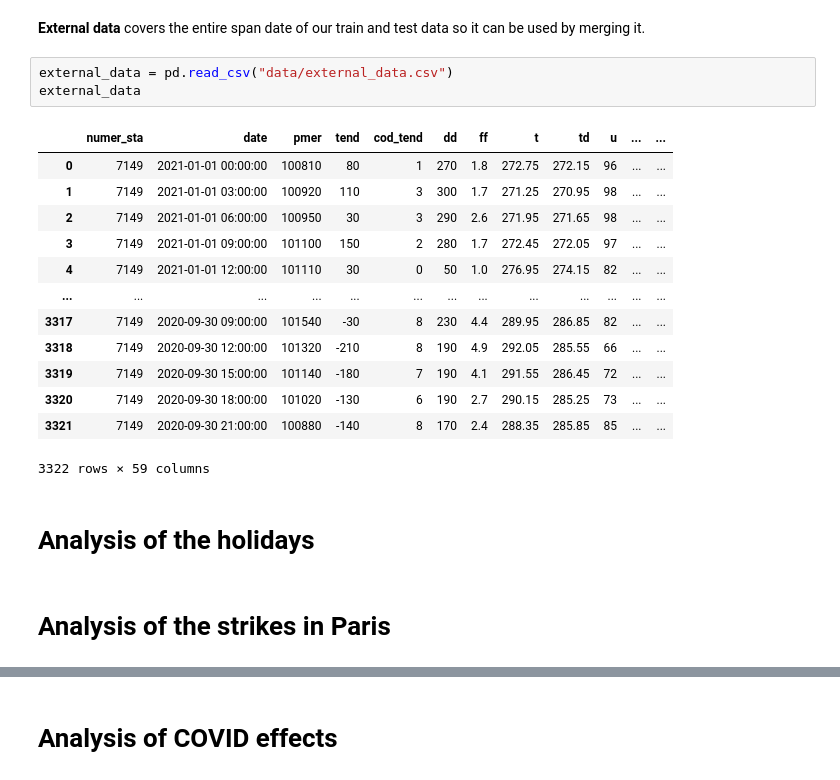
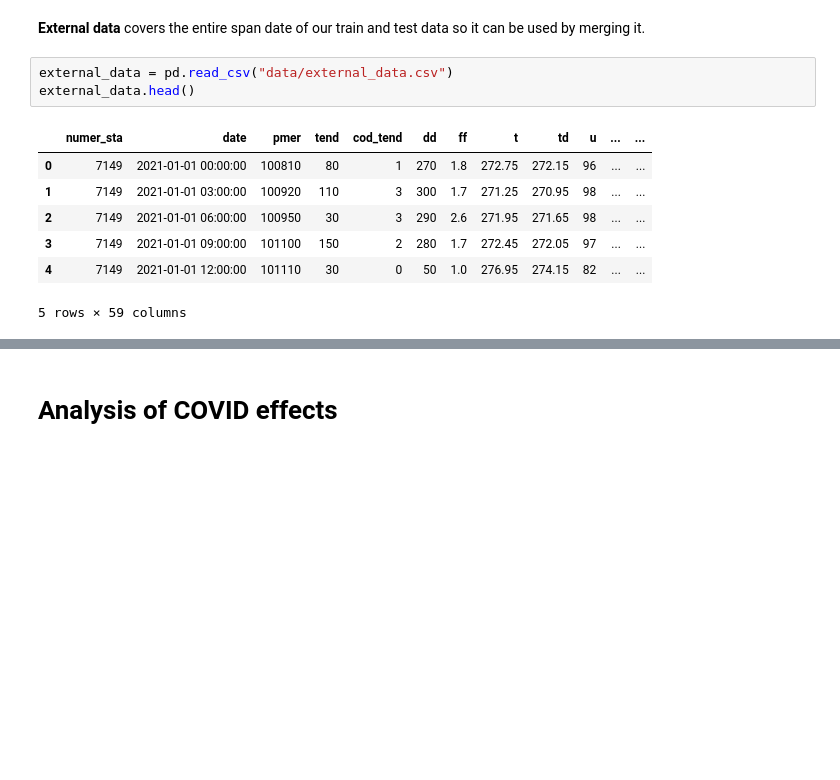
Before and after one commit to ThomasBrdes/bike-count-DSB, a Jupyter notebook: Data_exploration.ipynb, the cells around one changed output, grey strips where cells are left out. Drawn from its saved outputs; the diff is of its cells as text; blank space fills up the shorter version.

```diff
--- a/Data_exploration.ipynb
+++ b/Data_exploration.ipynb
@@ -30,22 +114,12 @@ import problem
 **External data** covers the entire span date of our train and test data so it can be used by merging it.
 # %%
 external_data = pd.read_csv("data/external_data.csv")
-external_data
+external_data.head()
 # %% [output]
 |  | numer_sta | date | pmer | tend | cod_tend | dd | ff | t | td | u | ... | ... |
 | 0 | 7149 | 2021-01-01 00:00:00 | 100810 | 80 | 1 | 270 | 1.8 | 272.75 | 272.15 | 96 | ... | ... |
 | 1 | 7149 | 2021-01-01 03:00:00 | 100920 | 110 | 3 | 300 | 1.7 | 271.25 | 270.95 | 98 | ... | ... |
 | 2 | 7149 | 2021-01-01 06:00:00 | 100950 | 30 | 3 | 290 | 2.6 | 271.95 | 271.65 | 98 | ... | ... |
 | 3 | 7149 | 2021-01-01 09:00:00 | 101100 | 150 | 2 | 280 | 1.7 | 272.45 | 272.05 | 97 | ... | ... |
 | 4 | 7149 | 2021-01-01 12:00:00 | 101110 | 30 | 0 | 50 | 1.0 | 276.95 | 274.15 | 82 | ... | ... |
-| ... | ... | ... | ... | ... | ... | ... | ... | ... | ... | ... | ... | ... |
-| 3317 | 7149 | 2020-09-30 09:00:00 | 101540 | -30 | 8 | 230 | 4.4 | 289.95 | 286.85 | 82 | ... | ... |
-| 3318 | 7149 | 2020-09-30 12:00:00 | 101320 | -210 | 8 | 190 | 4.9 | 292.05 | 285.55 | 66 | ... | ... |
-| 3319 | 7149 | 2020-09-30 15:00:00 | 101140 | -180 | 7 | 190 | 4.1 | 291.55 | 286.45 | 72 | ... | ... |
-| 3320 | 7149 | 2020-09-30 18:00:00 | 101020 | -130 | 6 | 190 | 2.7 | 290.15 | 285.25 | 73 | ... | ... |
-| 3321 | 7149 | 2020-09-30 21:00:00 | 100880 | -140 | 8 | 170 | 2.4 | 288.35 | 285.85 | 85 | ... | ... |
-3322 rows × 59 columns
+5 rows × 59 columns
-# %% [markdown]
-# Analysis of the holidays
-# %% [markdown]
-# Analysis of the strikes in Paris
```
Also changed, not shown: parts of 35 cells of this notebook, 7 other files.
